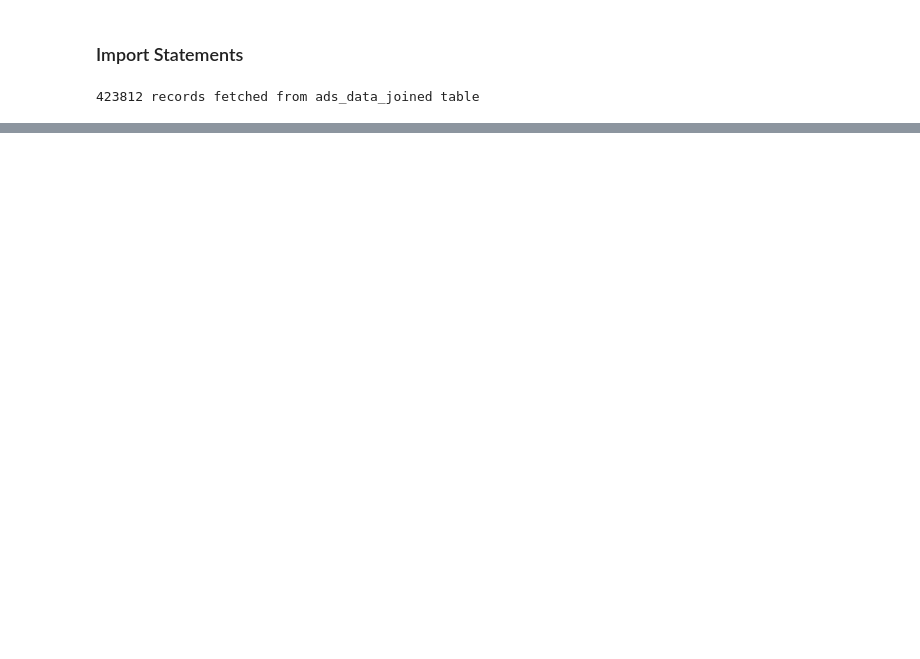
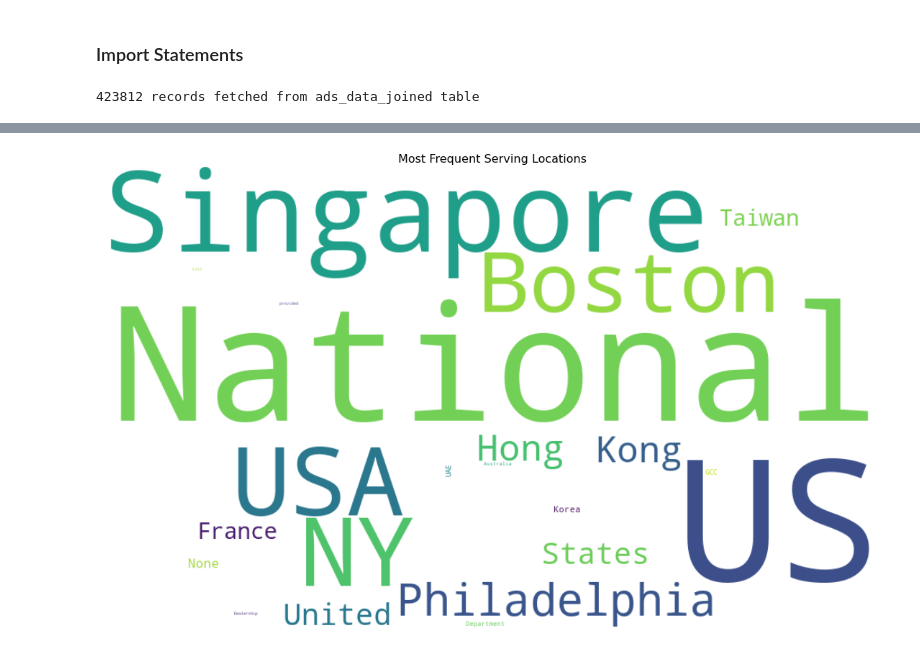
Before and after one commit to DiyeMark/AdludioDataScienceChallenge, a Jupyter notebook: notebooks/data_exploration.ipynb, the cells around one changed output, grey strips where cells are left out. Cells and saved outputs as stored; diff of their text form; code cells hidden in the pictures; blank space fills up the shorter version.

```diff
--- a/notebooks/data_exploration.ipynb
+++ b/notebooks/data_exploration.ipynb
@@ -23,0 +140,14 @@ df.head()
+# %%
+country_text = " ".join(str(country) for country in df['serving_locations'])
+# %%
+custom_stopwords = ['/n']
+STOP_WORDS = STOPWORDS.union(custom_stopwords)
+# %%
+word_cloud = WordCloud(width=1000, height=600, collocations=False, background_color="white", stopwords=STOP_WORDS).generate(country_text)
+plt.figure(figsize=(20, 12))
+plt.imshow(word_cloud, interpolation="bilinear")
+plt.axis('off')
+plt.title('Most Frequent Serving Locations', fontsize=16)
+plt.show()
+# %% [output]
+[figure, added]
```
Also changed, not shown: parts of 10 cells of this notebook.
